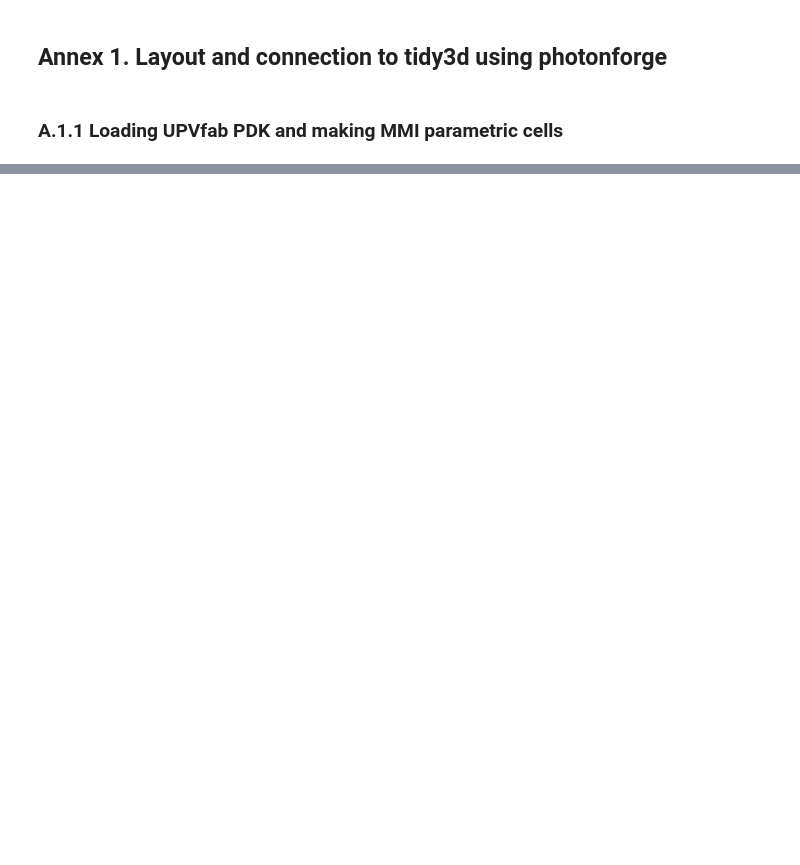
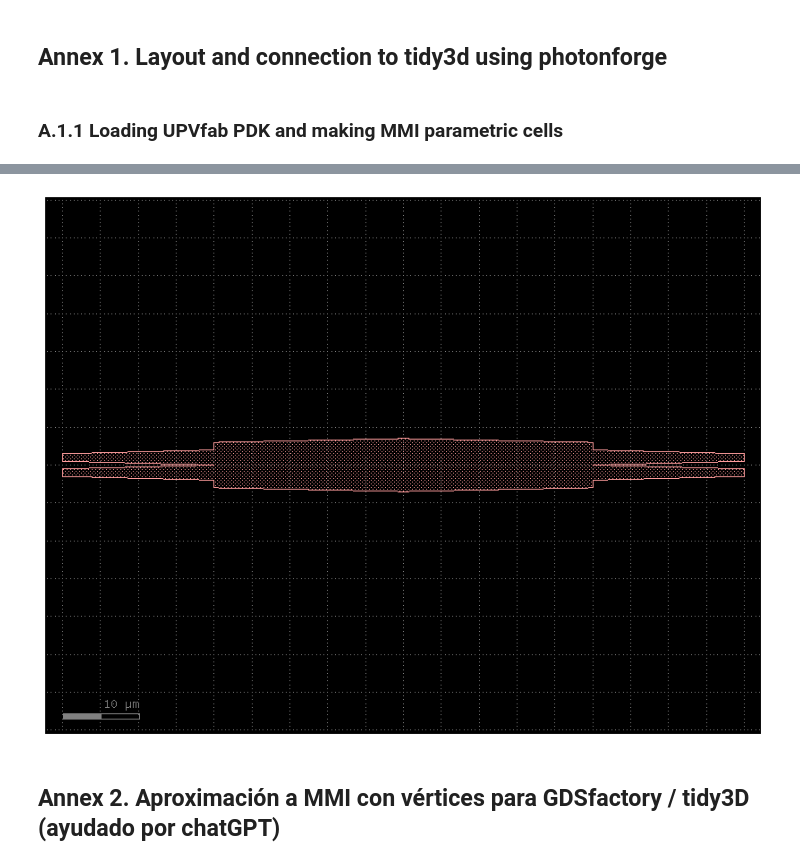
Before and after one commit to UPVfab/cifoin-lab2, a Jupyter notebook: COUPLERS_PMM_EME_FDTD.ipynb, the cells around one changed output, grey strips where cells are left out. Cells and saved outputs as stored; diff of their text form; code cells hidden in the pictures; blank space fills up the shorter version.

Commit message:
A notebook with a class making 2x2 MMI with vertices, so as to do layout with GDSfactory and tidy3D simulation

```diff
--- a/COUPLERS_PMM_EME_FDTD.ipynb
+++ b/COUPLERS_PMM_EME_FDTD.ipynb
@@ -175,0 +332,7 @@ Ratio over OUTs ['0.5054', '0.4946']
+# %%
+mmi2x2_gral = upvfab_mmi2x2(w_wg = 1, w_t = 2.0, W_MMI_0 = 6.0, W_MMI_1 = 7.0)
+mmi2x2_gral.plot()
+# %% [output]
+[figure, added]
+# %% [markdown]
+## Annex 2. Aproximación a MMI con vértices para GDSfactory / tidy3D (ayudado por chatGPT)
```
Also changed, not shown: parts of 54 cells of this notebook, 5 other files.
